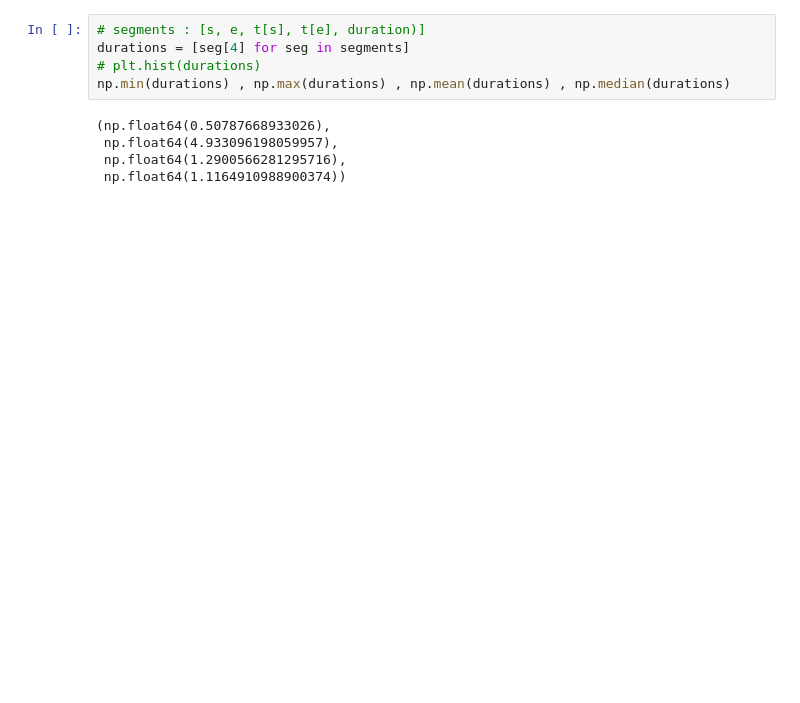
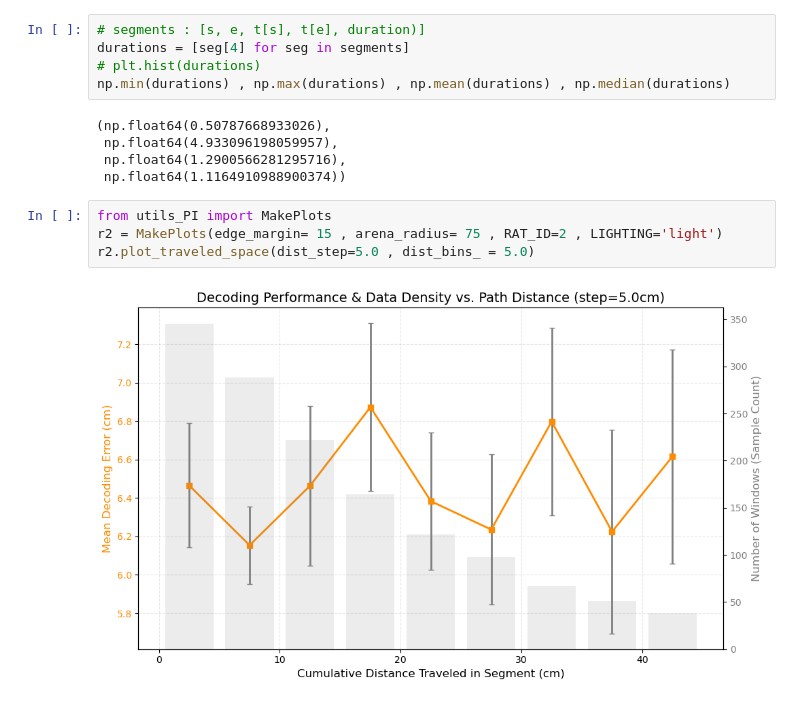
Before and after one commit to SaraZomorodi/Decoding_playground, a Jupyter notebook: PI_rats.ipynb, the cells around one changed output. Drawn from its saved outputs; the diff is of its cells as text; blank space fills up the shorter version.

```diff
--- a/PI_rats.ipynb
+++ b/PI_rats.ipynb
@@ -456,3 +588,9 @@ np.min(durations) , np.max(durations) , np.mean(durations) , np.median(durations
  np.float64(4.933096198059957),
  np.float64(1.2900566281295716),
  np.float64(1.1164910988900374))
+# %%
+from utils_PI import MakePlots
+r2 = MakePlots(edge_margin= 15 , arena_radius= 75 , RAT_ID=2 , LIGHTING='light')
+r2.plot_traveled_space(dist_step=5.0 , dist_bins_ = 5.0)
+# %% [output]
+[figure, added]
```
Also changed, not shown: parts of 8 cells of this notebook, 2 other files.
